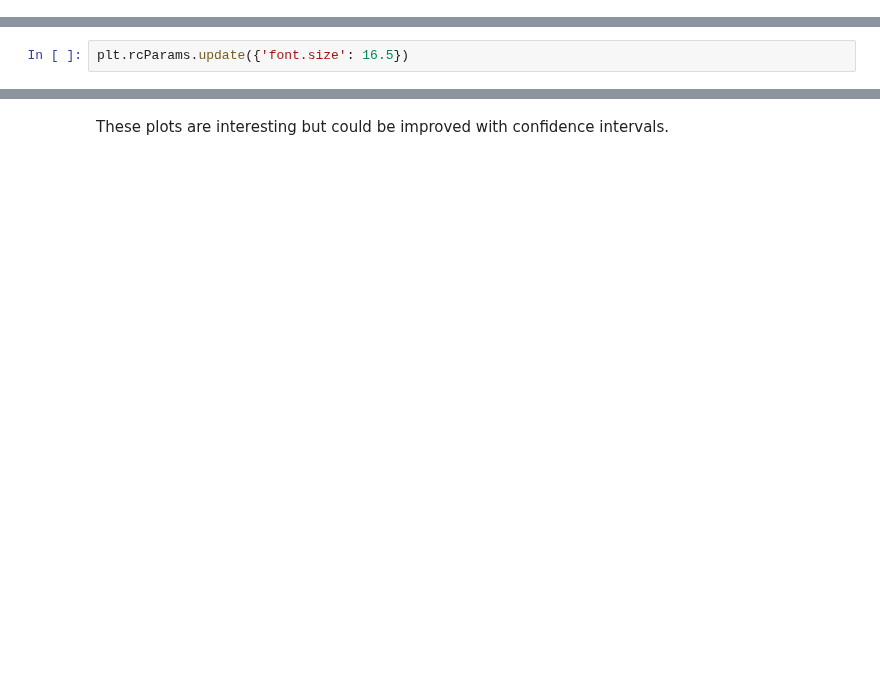
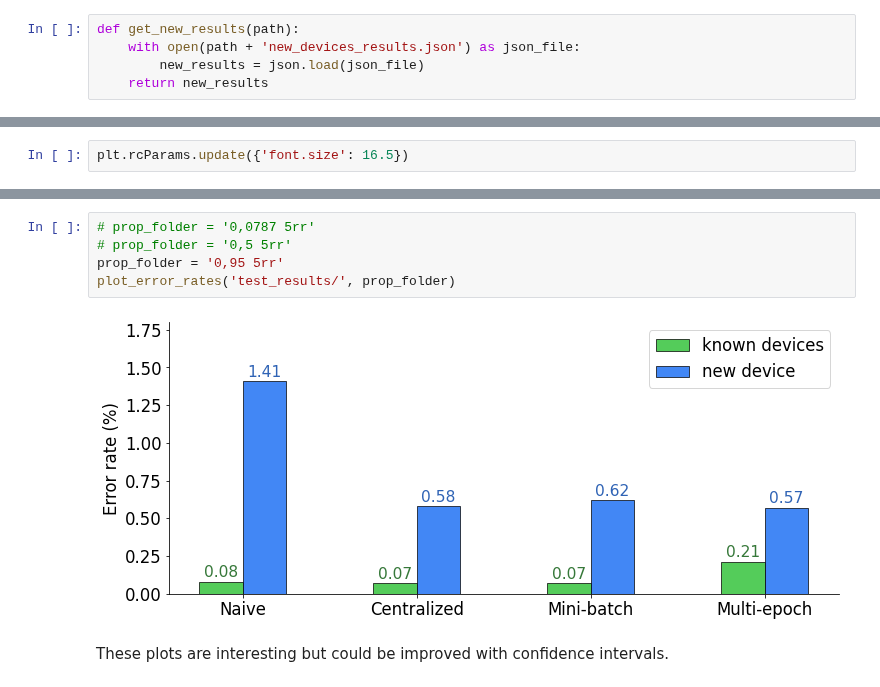
Before and after one commit to ValerianRey/fed_iot_guard, a Jupyter notebook: Test results.ipynb, the cells around one changed output, grey strips where cells are left out. Saved outputs shown, nothing was run; the diff lists cells and outputs as text; blank space fills up the shorter version.

```diff
--- a/Test results.ipynb
+++ b/Test results.ipynb
@@ -369,4 +369,9 @@ def get_all_results(path):
     with open(path + 'local_results.json') as json_file:
         local_results = json.load(json_file)
     return local_results
+# %%
+def get_new_results(path):
+    with open(path + 'new_devices_results.json') as json_file:
+        new_results = json.load(json_file)
+    return new_results
 # %%
@@ -589,2 +606,9 @@ NameError: name 'base_path' is not defined
+# %%
+# prop_folder = '0,0787 5rr'
+# prop_folder = '0,5 5rr'
+prop_folder = '0,95 5rr'
+plot_error_rates('test_results/', prop_folder)
+# %% [output]
+[figure, added]
 # %% [markdown]
 These plots are interesting but could be improved with confidence intervals.
```
Also changed, not shown: parts of 16 cells of this notebook.
